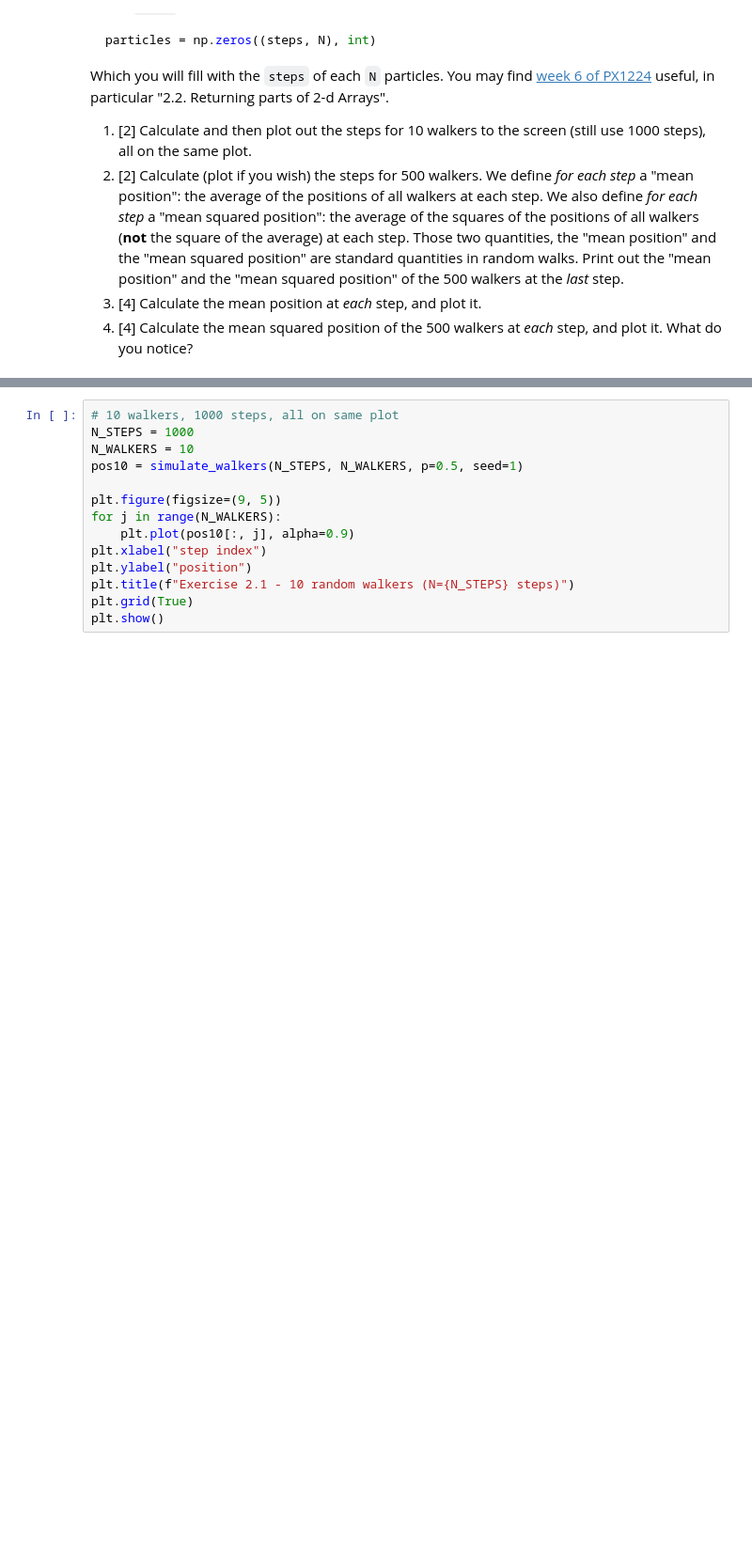
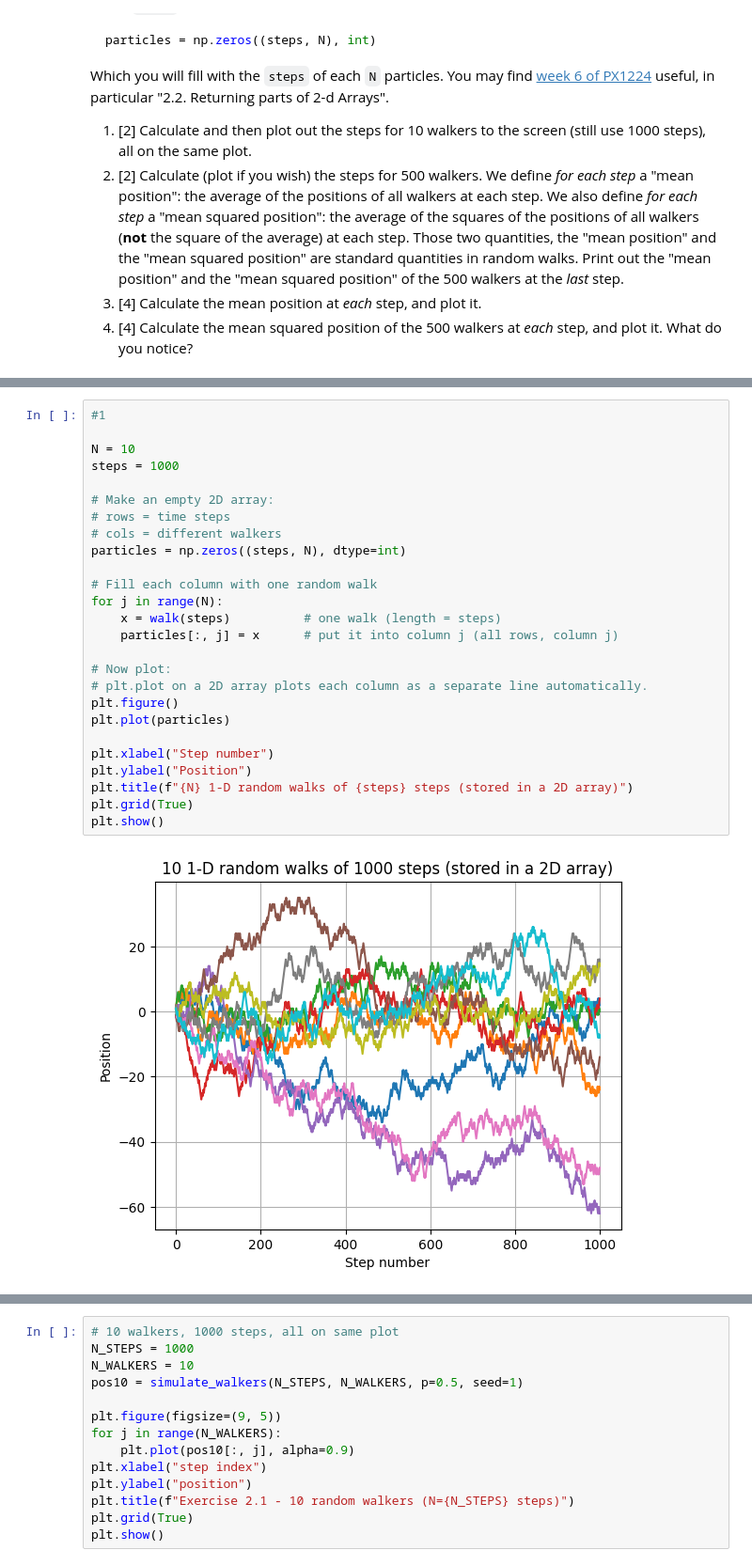
Before and after one commit to PX2145-2025/week-7-b-cormack-bethan, a Jupyter notebook: random_walk.ipynb, the cells around one changed output, grey strips where cells are left out. Shown at 94% size. Saved outputs shown, nothing was run; the diff lists cells and outputs as text; blank space fills up the shorter version.

```diff
--- a/random_walk.ipynb
+++ b/random_walk.ipynb
@@ -206,0 +361,28 @@ plot it. What do you notice?
+# %%
+#1
+
+N = 10
+steps = 1000
+
+# Make an empty 2D array:
+# rows = time steps
+# cols = different walkers
+particles = np.zeros((steps, N), dtype=int)
+
+# Fill each column with one random walk
+for j in range(N):
+    x = walk(steps)          # one walk (length = steps)
+    particles[:, j] = x      # put it into column j (all rows, column j)
+
+# Now plot:
+# plt.plot on a 2D array plots each column as a separate line automatically.
+plt.figure()
+plt.plot(particles)
+
+plt.xlabel("Step number")
+plt.ylabel("Position")
+plt.title(f"{N} 1-D random walks of {steps} steps (stored in a 2D array)")
+plt.grid(True)
+plt.show()
+# %% [output]
+[figure, added]
```
Also changed, not shown: parts of 22 cells of this notebook.
